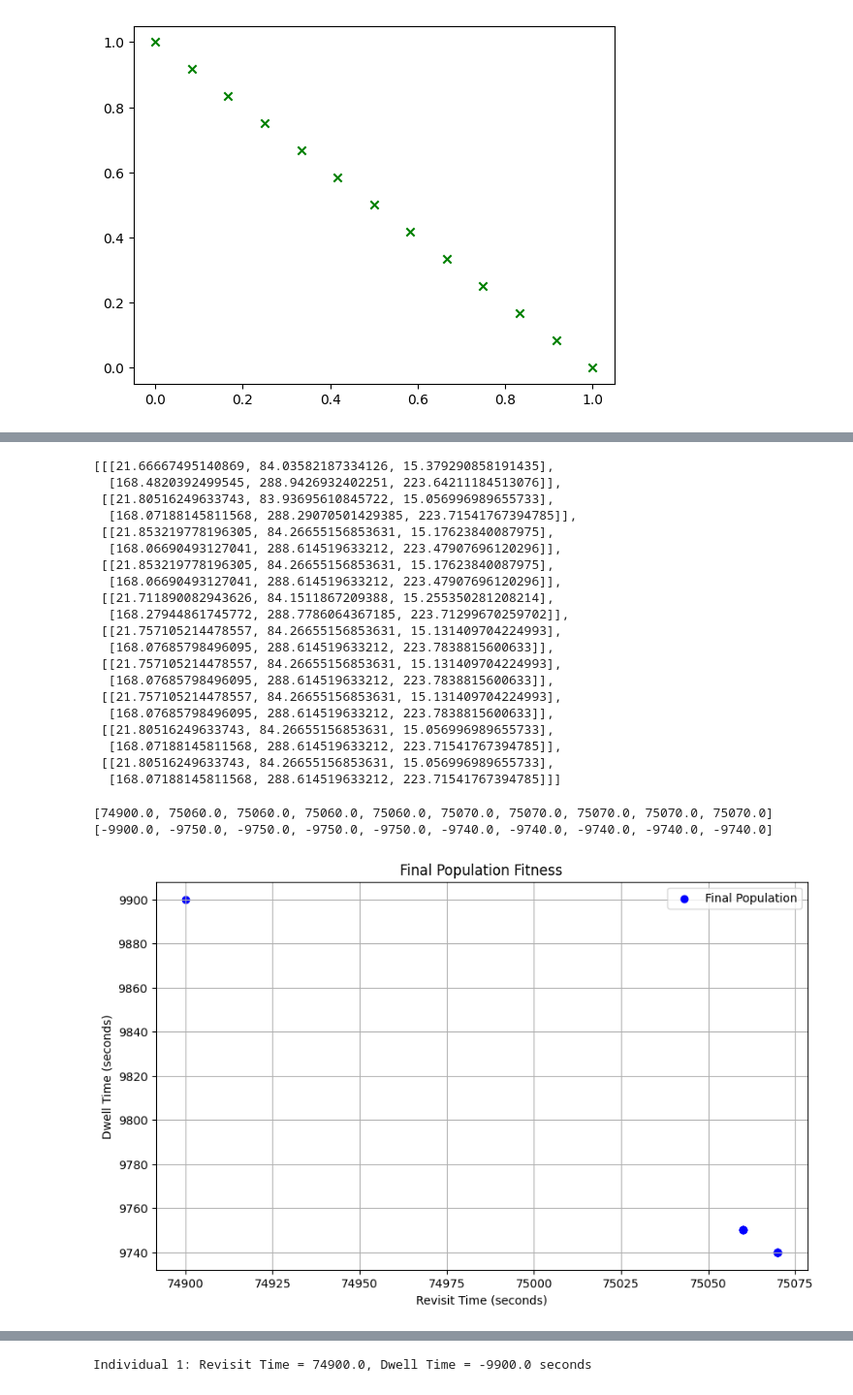
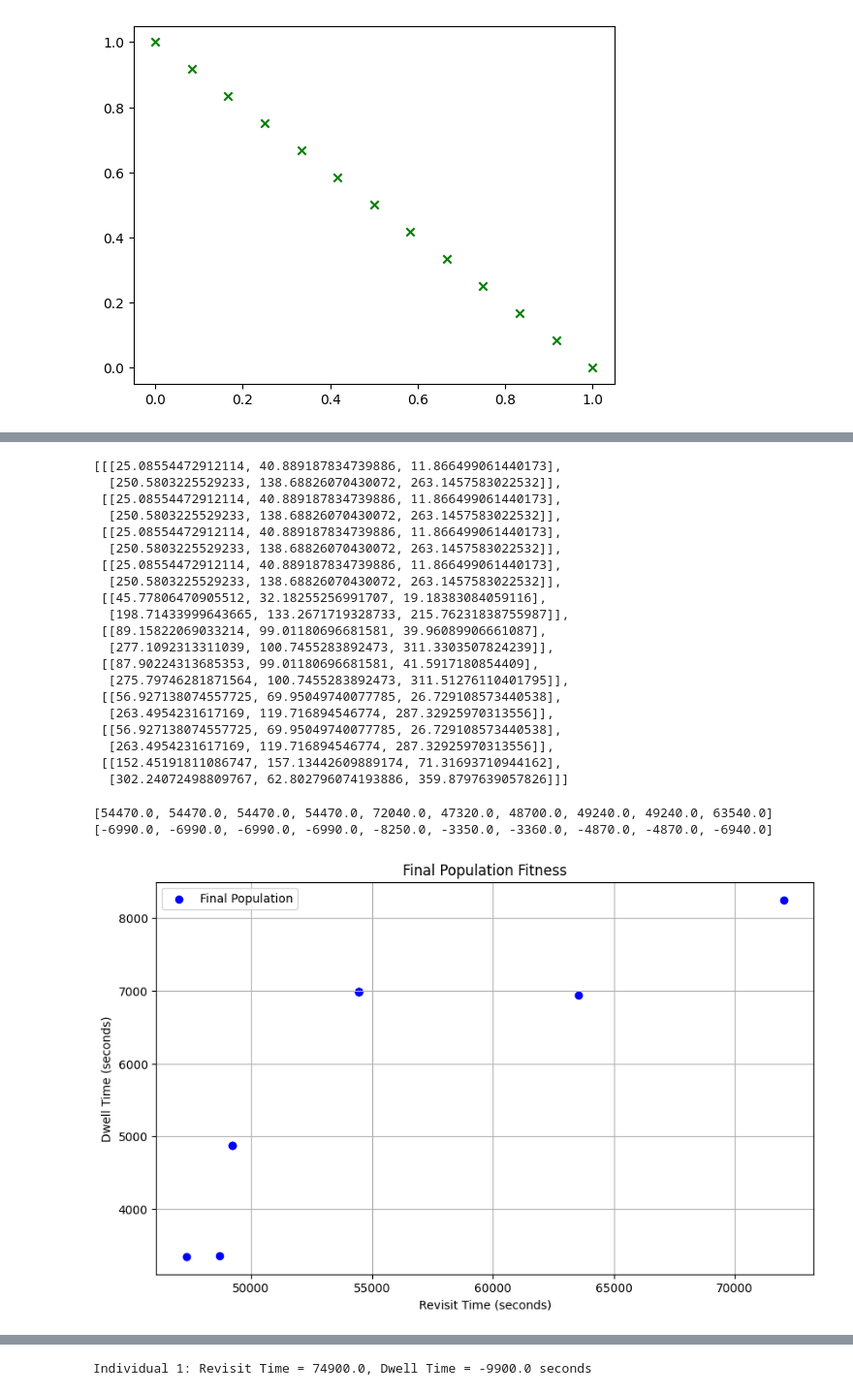
Before and after one commit to amarnepali/masterResearchProj, a Jupyter notebook: Constellation_And_Detection.ipynb, the cells around one changed output, grey strips where cells are left out. Shown at 97% size. Cells and saved outputs as stored; diff of their text form; code cells hidden in the pictures.

```diff
--- a/Constellation_And_Detection.ipynb
+++ b/Constellation_And_Detection.ipynb
@@ -1992,8 +1992,8 @@ reference_points = generate_reference_points(nobj=2, p=12)
 toolbox.register("select", select_nsga3, reference_points=reference_points)
 
 # Create population
-population = toolbox.population(n=20)
+population = toolbox.population(n=4)
 
 # Run NSGA-III (similar to NSGA-II)
-algorithms.eaMuPlusLambda(population, toolbox, mu=10, lambda_=20, cxpb=0.7, mutpb=0.2, ngen=15, stats=None, halloffame=None, verbose=True)
+algorithms.eaMuPlusLambda(population, toolbox, mu=10, lambda_=20, cxpb=0.7, mutpb=0.2, ngen=2, stats=None, halloffame=None, verbose=True)
 # %% [output]
@@ -2053,51 +2053,51 @@ plt.show()
 # %%
 population
 # %% [output]
-[[[21.66667495140869, 84.03582187334126, 15.379290858191435],
-  [168.4820392499545, 288.9426932402251, 223.64211184513076]],
- [[21.80516249633743, 83.93695610845722, 15.056996989655733],
-  [168.07188145811568, 288.29070501429385, 223.71541767394785]],
- [[21.853219778196305, 84.26655156853631, 15.17623840087975],
-  [168.06690493127041, 288.614519633212, 223.47907696120296]],
- [[21.853219778196305, 84.26655156853631, 15.17623840087975],
-  [168.06690493127041, 288.614519633212, 223.47907696120296]],
- [[21.711890082943626, 84.1511867209388, 15.255350281208214],
-  [168.27944861745772, 288.7786064367185, 223.71299670259702]],
- [[21.757105214478557, 84.26655156853631, 15.131409704224993],
-  [168.07685798496095, 288.614519633212, 223.7838815600633]],
- [[21.757105214478557, 84.26655156853631, 15.131409704224993],
-  [168.07685798496095, 288.614519633212, 223.7838815600633]],
- [[21.757105214478557, 84.26655156853631, 15.131409704224993],
-  [168.07685798496095, 288.614519633212, 223.7838815600633]],
- [[21.80516249633743, 84.26655156853631, 15.056996989655733],
-  [168.07188145811568, 288.614519633212, 223.71541767394785]],
- [[21.80516249633743, 84.26655156853631, 15.056996989655733],
-  [168.07188145811568, 288.614519633212, 223.71541767394785]]]
+[[[25.08554472912114, 40.889187834739886, 11.866499061440173],
+  [250.5803225529233, 138.68826070430072, 263.1457583022532]],
+ [[25.08554472912114, 40.889187834739886, 11.866499061440173],
+  [250.5803225529233, 138.68826070430072, 263.1457583022532]],
+ [[25.08554472912114, 40.889187834739886, 11.866499061440173],
+  [250.5803225529233, 138.68826070430072, 263.1457583022532]],
+ [[25.08554472912114, 40.889187834739886, 11.866499061440173],
+  [250.5803225529233, 138.68826070430072, 263.1457583022532]],
+ [[45.77806470905512, 32.18255256991707, 19.18383084059116],
+  [198.71433999643665, 133.2671719328733, 215.76231838755987]],
+ [[89.15822069033214, 99.01180696681581, 39.96089906661087],
+  [277.1092313311039, 100.7455283892473, 311.3303507824239]],
+ [[87.90224313685353, 99.01180696681581, 41.5917180854409],
+  [275.79746281871564, 100.7455283892473, 311.51276110401795]],
+ [[56.927138074557725, 69.95049740077785, 26.729108573440538],
+  [263.4954231617169, 119.716894546774, 287.32925970313556]],
+ [[56.927138074557725, 69.95049740077785, 26.729108573440538],
+  [263.4954231617169, 119.716894546774, 287.32925970313556]],
+ [[152.45191811086747, 157.13442609889174, 71.31693710944162],
+  [302.24072498809767, 62.802796074193886, 359.8797639057826]]]
 # %%
 import matplotlib.pyplot as plt
 
 # Extract fitness values from the final population
 def plot_population(population):
     revisit_times = [ind.fitness.values[0] for ind in population]  # Revisit time (minimized)
     print(revisit_times)
     dwell_times = [ind.fitness.values[1] for ind in population]    # Dwell time (maximized, -ve values)
     print(dwell_times)
     # Plot population fitness
     plt.figure(figsize=(10, 6))
-    plt.scatter(revisit_times, [-d for d in dwell_times], color='blue', label='Final Population')
+    plt.scatter(revisit_times, [-1 * d for d in dwell_times], color='blue', label='Final Population')
     plt.title('Final Population Fitness')
     plt.xlabel('Revisit Time (seconds)')
     plt.ylabel('Dwell Time (seconds)')
     plt.grid(True)
     plt.legend()
     plt.show()
 
 
 plot_population(population)
 # %% [output]
-[74900.0, 75060.0, 75060.0, 75060.0, 75060.0, 75070.0, 75070.0, 75070.0, 75070.0, 75070.0]
-[-9900.0, -9750.0, -9750.0, -9750.0, -9750.0, -9740.0, -9740.0, -9740.0, -9740.0, -9740.0]
+[54470.0, 54470.0, 54470.0, 54470.0, 72040.0, 47320.0, 48700.0, 49240.0, 49240.0, 63540.0]
+[-6990.0, -6990.0, -6990.0, -6990.0, -8250.0, -3350.0, -3360.0, -4870.0, -4870.0, -6940.0]
-[figure, old version]
+[figure, new version]
 # %%
 # Assuming you've already run the genetic algorithm
 best_individual = tools.selBest(population, k=1)[0]
```
Also changed, not shown: parts of 8 cells of this notebook, 2 other files.
